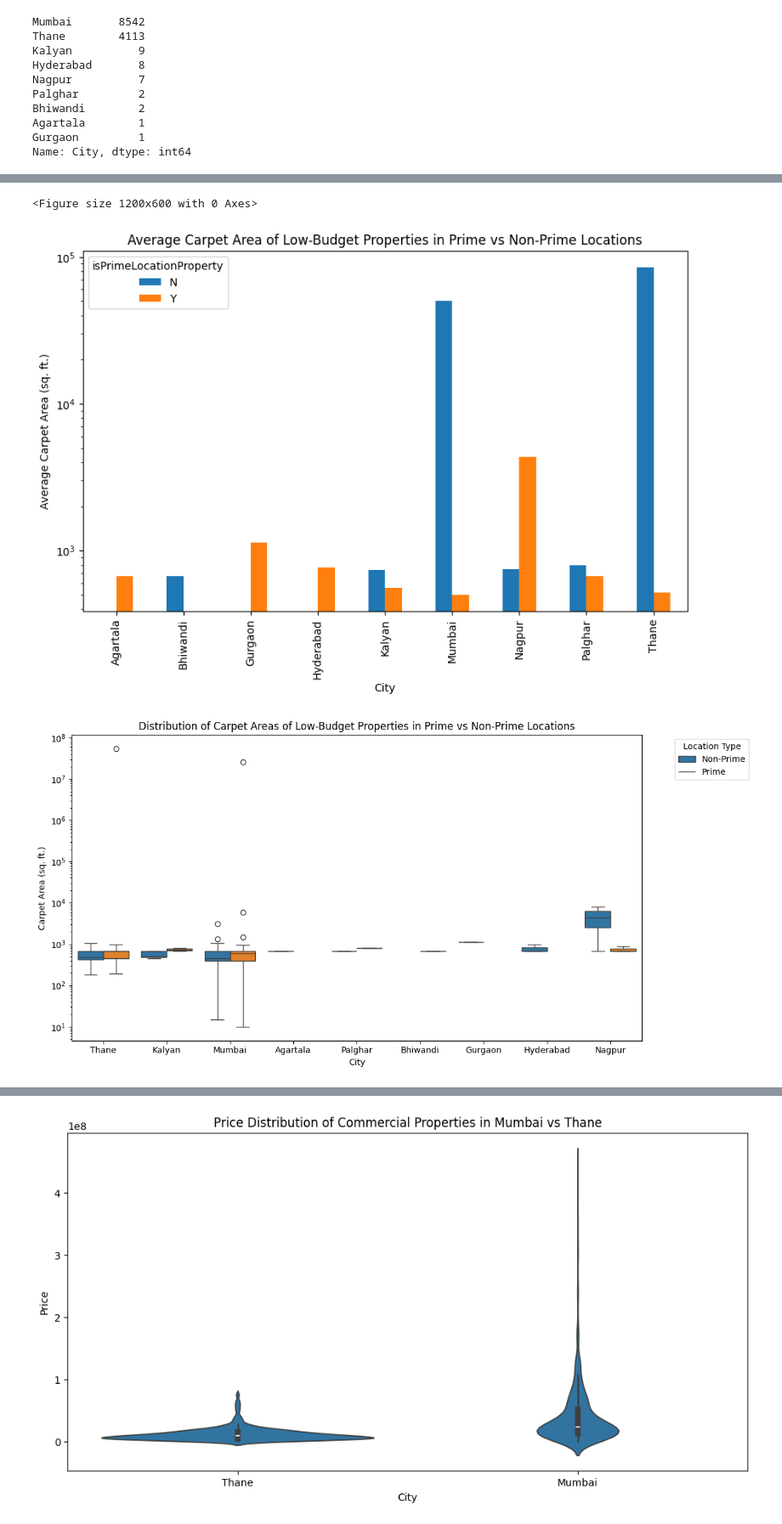
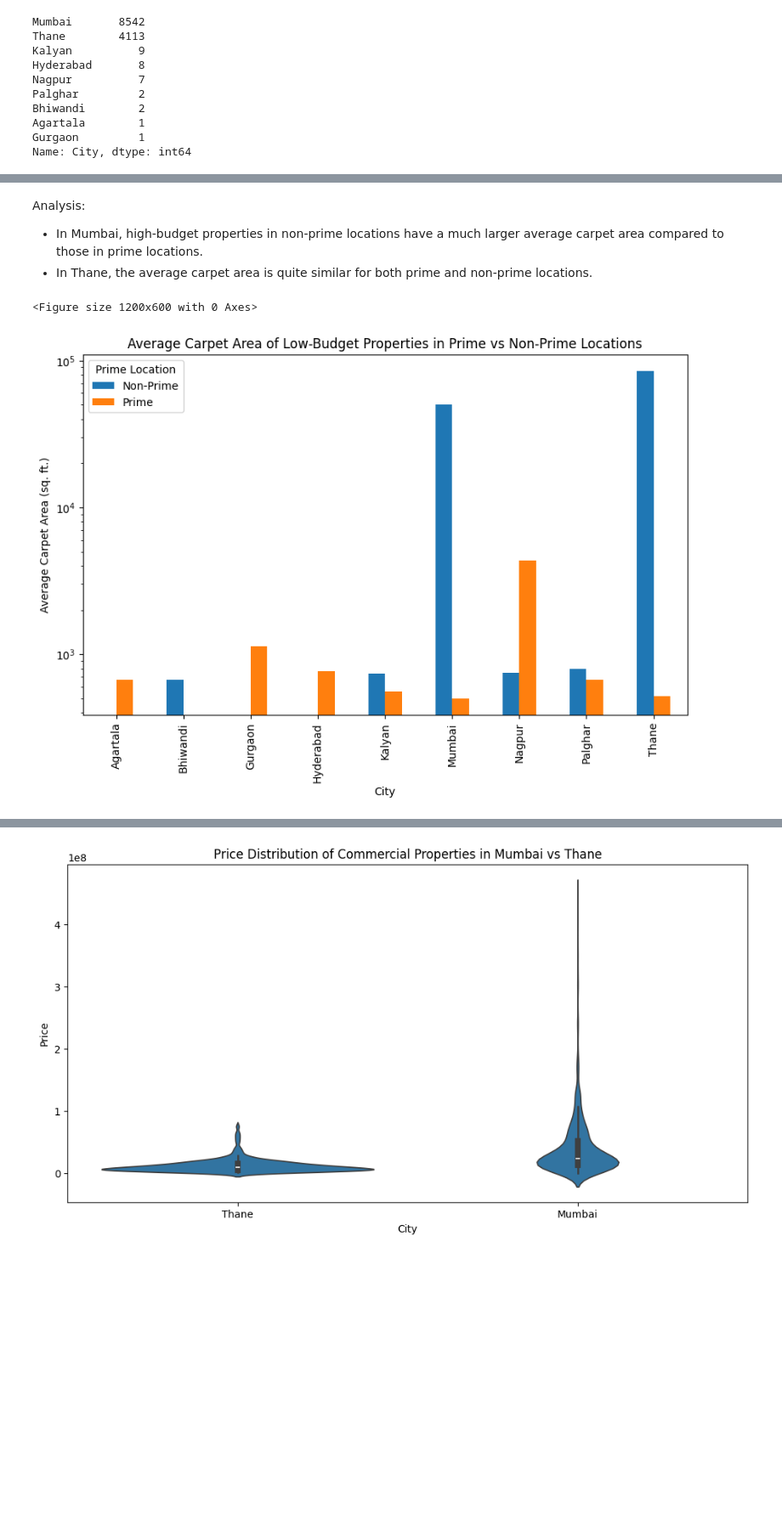
Before and after one commit to arghyawning/data-analytics-1-assignments, a Jupyter notebook: a1/51/assignment1_51.ipynb, the cells around one changed output, grey strips where cells are left out. Shown at 85% size. Saved outputs shown, nothing was run; the diff lists cells and outputs as text; code cells hidden in the pictures; blank space fills up the shorter version.

```diff
--- a/a1/51/assignment1_51.ipynb
+++ b/a1/51/assignment1_51.ipynb
@@ -448,30 +511,20 @@ plt.show()
+# %% [markdown]
+Analysis:
+
+- In Mumbai, high-budget properties in non-prime locations have a much larger average carpet area compared to those in prime locations.
+- In Thane, the average carpet area is quite similar for both prime and non-prime locations.
 # %%
-# Step 2: Group data by Prime vs Non-Prime Locations
 prime_vs_non_prime = low_budget_data.groupby(['City', 'isPrimeLocationProperty'])['Carpet Area'].mean().unstack()
 
-# Step 3: Visualization
 plt.figure(figsize=(12, 6))
 
-# Bar Plot
 prime_vs_non_prime.plot(kind='bar', figsize=(10, 6))
 plt.title('Average Carpet Area of Low-Budget Properties in Prime vs Non-Prime Locations')
 plt.ylabel('Average Carpet Area (sq. ft.)')
 plt.xlabel('City')
 plt.yscale('log')
+plt.legend(title='Prime Location', labels=['Non-Prime', 'Prime'])
 plt.show()
-
-# Box Plot: Distribution of Carpet Areas in Prime vs Non-Prime Locations
-plt.figure(figsize=(12, 6))
-sns.boxplot(x='City', y='Carpet Area', hue='isPrimeLocationProperty', data=low_budget_data)
-plt.title('Distribution of Carpet Areas of Low-Budget Properties in Prime vs Non-Prime Locations')
-plt.ylabel('Carpet Area (sq. ft.)')
-plt.xlabel('City')
-plt.xticks(rotation=0)
-plt.yscale('log')
-plt.legend(title='Location Type', labels=['Non-Prime', 'Prime'], bbox_to_anchor=(1.05, 1), loc='upper left')
-plt.tight_layout()
-plt.show()
 # %% [output]
 <Figure size 1200x600 with 0 Axes>
-[figure, old version]
+[figure, new version]
-[figure, removed]
```
Also changed, not shown: parts of 76 cells of this notebook.
